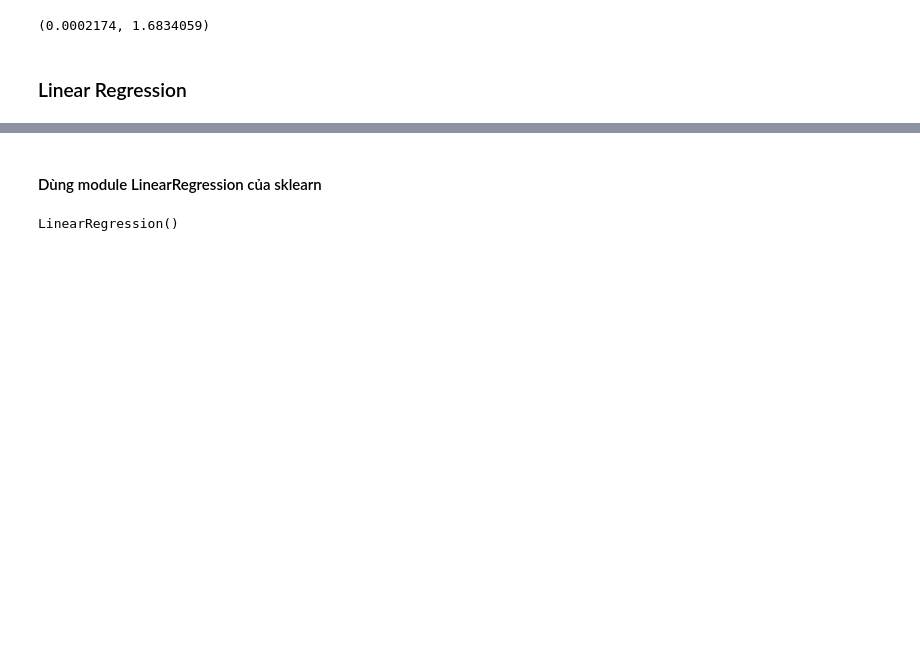
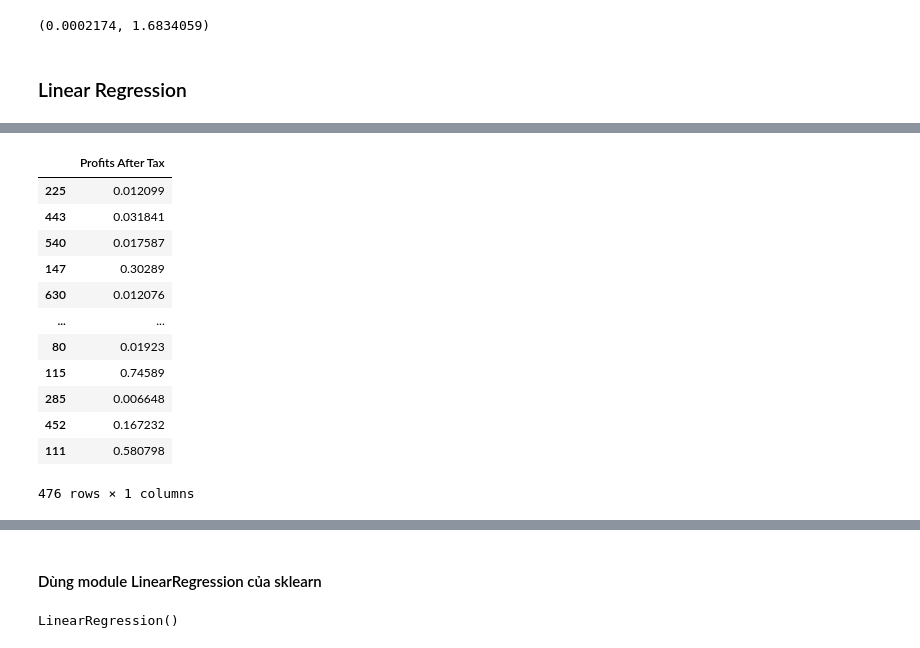
Before and after one commit to trhgquan/MTH063, a Jupyter notebook: final/vn-bank.ipynb, the cells around one changed output, grey strips where cells are left out. Drawn from its saved outputs; the diff is of its cells as text; code cells hidden in the pictures; blank space fills up the shorter version.

```diff
--- a/final/vn-bank.ipynb
+++ b/final/vn-bank.ipynb
@@ -1122,0 +1124,18 @@ df_cau6_test_y.min(), df_cau6_test_y.max()
+# %%
+statmodel_lr_training_df_labels = pd.DataFrame(df_cau6_train_y)
+# %%
+statmodel_lr_training_df_labels
+# %% [output]
+|  | Profits After Tax |
+| 225 | 0.012099 |
+| 443 | 0.031841 |
+| 540 | 0.017587 |
+| 147 | 0.30289 |
+| 630 | 0.012076 |
+| ... | ... |
+| 80 | 0.01923 |
+| 115 | 0.74589 |
+| 285 | 0.006648 |
+| 452 | 0.167232 |
+| 111 | 0.580798 |
+476 rows × 1 columns
```
Also changed, not shown: parts of 13 cells of this notebook.
